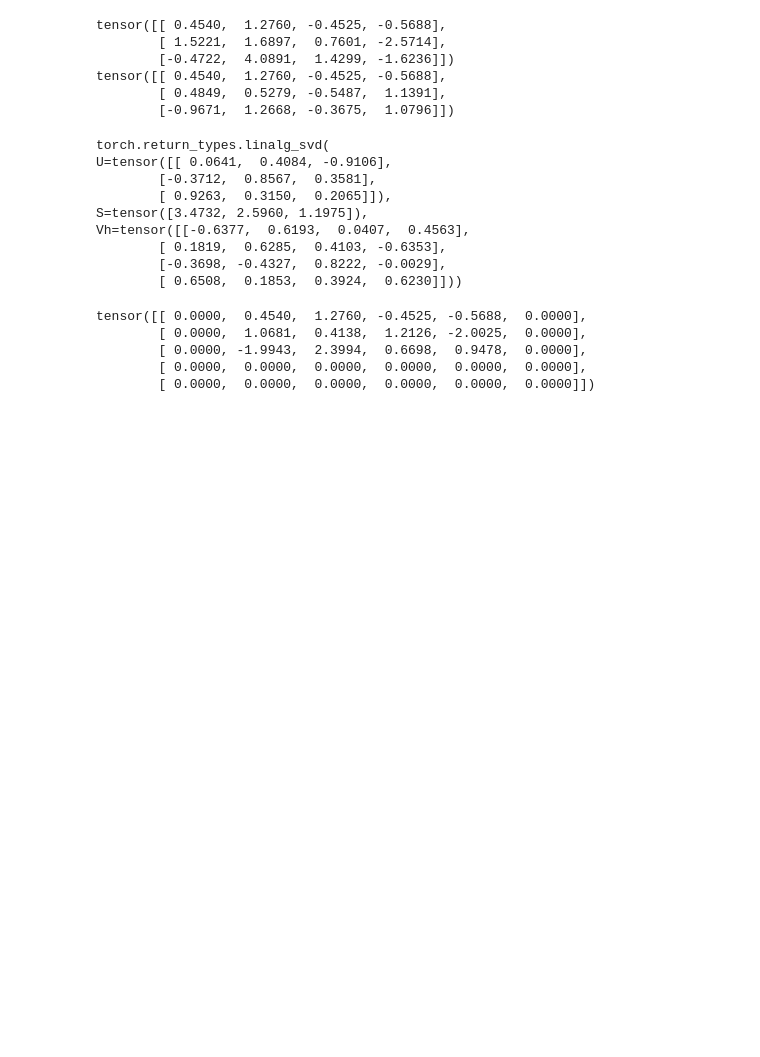
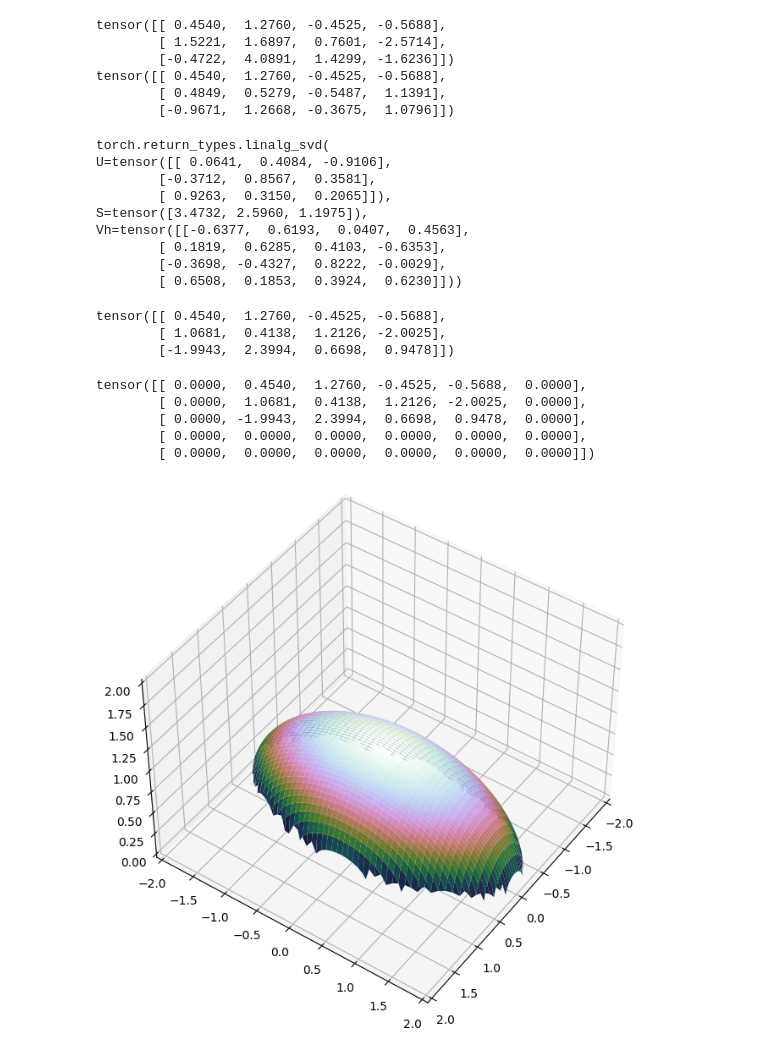
Before and after one commit to wessware/pytorch-101, a Jupyter notebook: elementary_pytorch.ipynb, the cells around one changed output. Drawn from its saved outputs; the diff is of its cells as text; code cells hidden in the pictures; blank space fills up the shorter version.

Commit message:
3d space plot

```diff
--- a/elementary_pytorch.ipynb
+++ b/elementary_pytorch.ipynb
@@ -543,6 +544,12 @@ Vh=tensor([[-0.6377,  0.6193,  0.0407,  0.4563],
         [ 0.1819,  0.6285,  0.4103, -0.6353],
         [-0.3698, -0.4327,  0.8222, -0.0029],
         [ 0.6508,  0.1853,  0.3924,  0.6230]]))
+# %%
+dv
+# %% [output]
+tensor([[ 0.4540,  1.2760, -0.4525, -0.5688],
+        [ 1.0681,  0.4138,  1.2126, -2.0025],
+        [-1.9943,  2.3994,  0.6698,  0.9478]])
 # %%
 ev = torch.nn.functional.pad(dv, (1,1,0,2), value=0)
 
@@ -553,3 +560,24 @@ tensor([[ 0.0000,  0.4540,  1.2760, -0.4525, -0.5688,  0.0000],
         [ 0.0000, -1.9943,  2.3994,  0.6698,  0.9478,  0.0000],
         [ 0.0000,  0.0000,  0.0000,  0.0000,  0.0000,  0.0000],
         [ 0.0000,  0.0000,  0.0000,  0.0000,  0.0000,  0.0000]])
+# %%
+
+x = torch.linspace(-1, 1, 100)
+y = torch.linspace(-2, 2, 100)
+
+xx, yy = torch.meshgrid(x, y, indexing="xy")
+z = torch.sqrt(1 - xx**2 - (yy/2)**2)
+#print(xx)
+
+fig = plt.figure(figsize=(8,8))
+
+ax = plt.axes(projection="3d")
+ax.set_xlim([-2, 2])
+ax.set_ylim([-2, 2])
+ax.set_zlim([0, 2])
+ax.plot_surface(xx, yy, z, cmap="cubehelix")
+ax.view_init(45, 35)
+
+plt.show()
+# %% [output]
+[figure, added]
```
Also changed, not shown: parts of 2 cells of this notebook.
